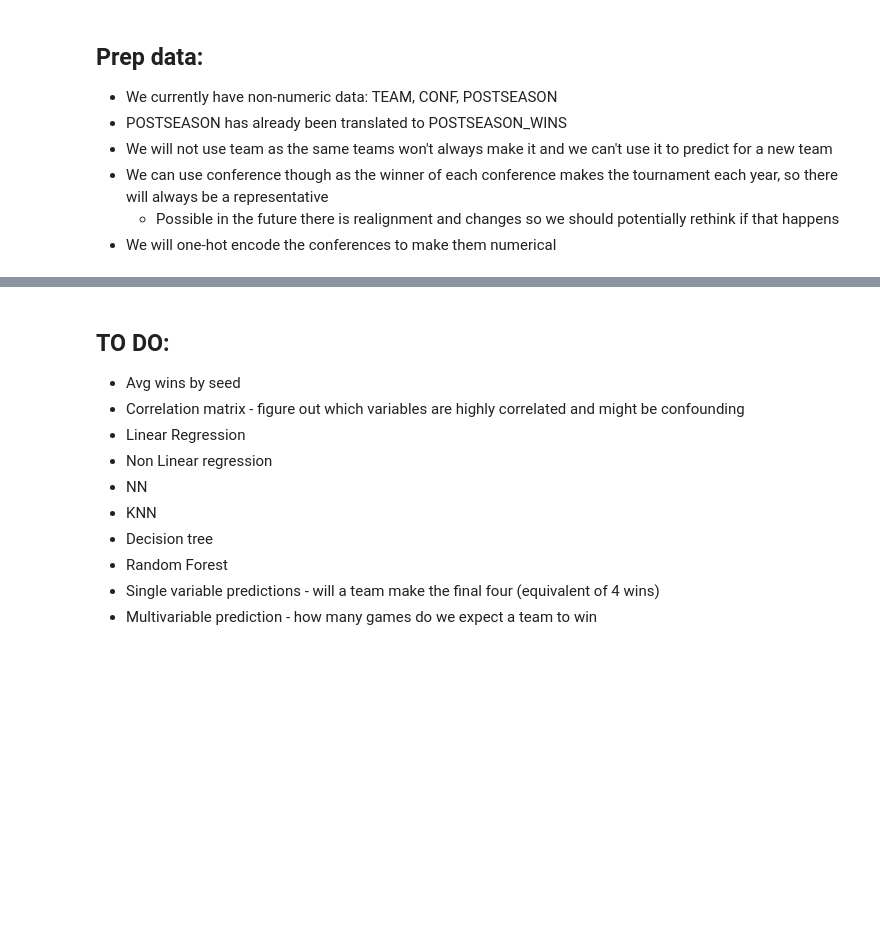
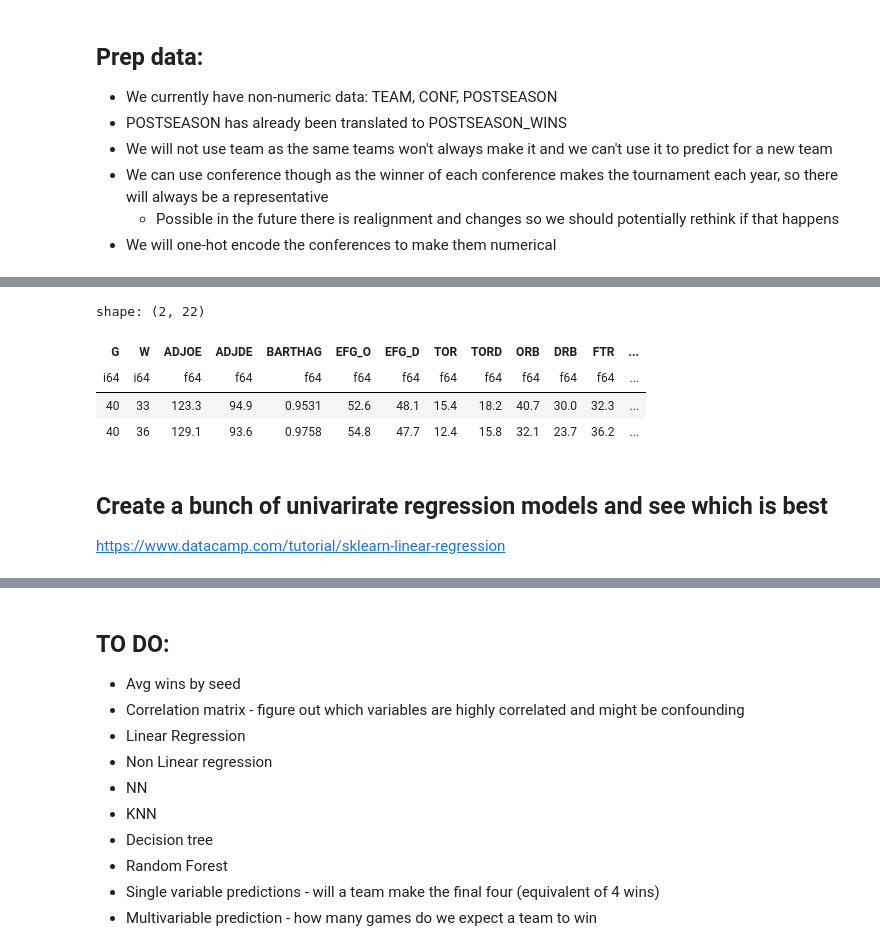
Before and after one commit to ryan-algier/basketball_bracket, a Jupyter notebook: code/data_prep.ipynb, the cells around one changed output, grey strips where cells are left out. Drawn from its saved outputs; the diff is of its cells as text; code cells hidden in the pictures; blank space fills up the shorter version.

Commit message:
Add in a linear regression comp

```diff
--- a/code/data_prep.ipynb
+++ b/code/data_prep.ipynb
@@ -106,0 +94,15 @@ plt.show()
+# %%
+## remove conferences
+df_prep = (df_prep.select(~cs.starts_with('CONF')))
+df_prep.head(2)
+# %% [output]
+shape: (2, 22)
+| G | W | ADJOE | ADJDE | BARTHAG | EFG_O | EFG_D | TOR | TORD | ORB | DRB | FTR | ... |
+| i64 | i64 | f64 | f64 | f64 | f64 | f64 | f64 | f64 | f64 | f64 | f64 | ... |
+| 40 | 33 | 123.3 | 94.9 | 0.9531 | 52.6 | 48.1 | 15.4 | 18.2 | 40.7 | 30.0 | 32.3 | ... |
+| 40 | 36 | 129.1 | 93.6 | 0.9758 | 54.8 | 47.7 | 12.4 | 15.8 | 32.1 | 23.7 | 36.2 | ... |
+# %% [markdown]
+## Create a bunch of univarirate regression models and see which is best
+
+
+https://www.datacamp.com/tutorial/sklearn-linear-regression
```
Also changed, not shown: parts of 9 cells of this notebook, 2 other files.
